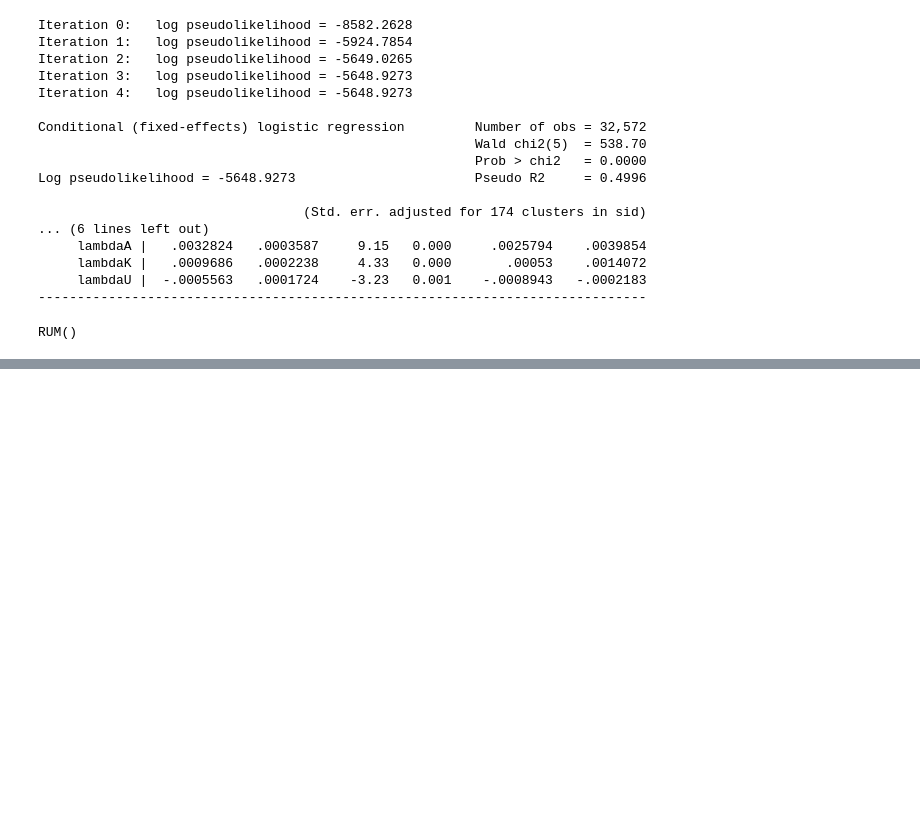
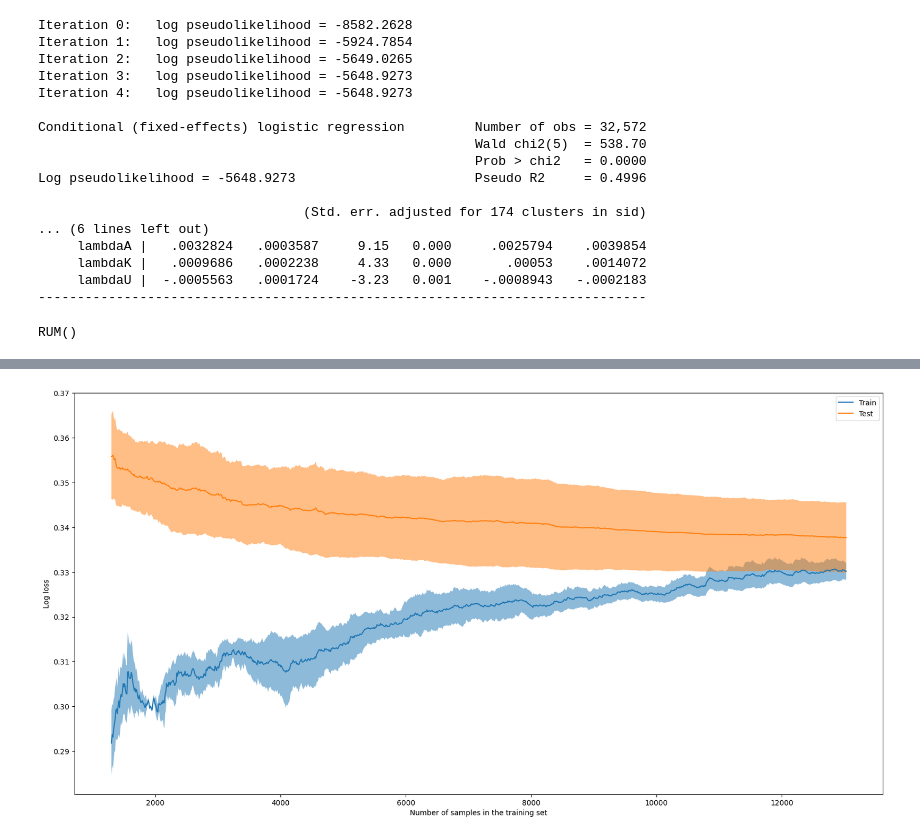
Before and after one commit to armoutihansen/EETML, a Jupyter notebook: Analysis/Python/test.ipynb, the cells around one changed output, grey strips where cells are left out. Drawn from its saved outputs; the diff is of its cells as text; code cells hidden in the pictures; blank space fills up the shorter version.

```diff
--- a/Analysis/Python/test.ipynb
+++ b/Analysis/Python/test.ipynb
@@ -44,0 +116,8 @@ RUM()
+# %%
+from sklearn.model_selection import LearningCurveDisplay
+LearningCurveDisplay.from_estimator(
+    gs.best_estimator_, X_train_d, y_train, cv=kf, scoring='neg_log_loss', n_jobs=-1, negate_score=True, train_sizes=np.linspace(0.1,1,1000), groups=X_train['sid']
+)
+plt.show()
+# %% [output]
+[figure, added]
```
Also changed, not shown: parts of 13 cells of this notebook, 1 other file.
